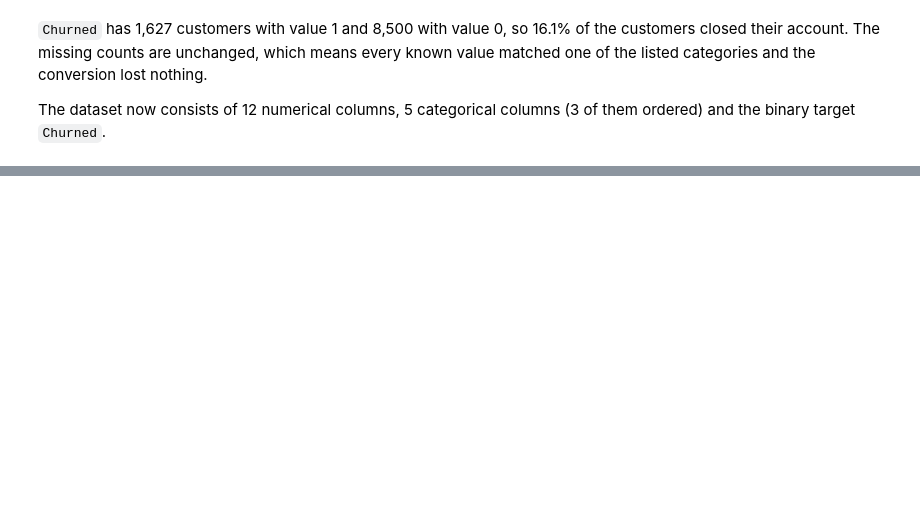
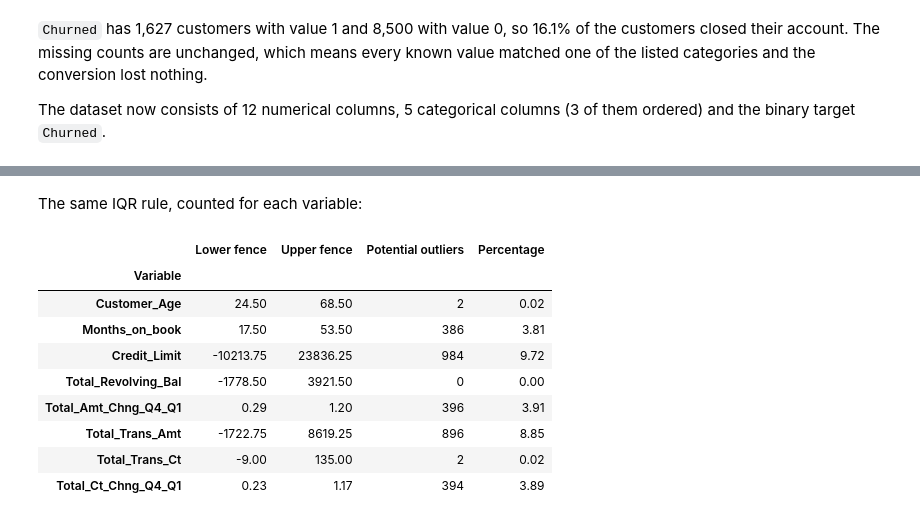
Before and after one commit to d3m1d0s/FoML_projects, a Jupyter notebook: project_1/bankchurners_eda_clustering.ipynb, the cells around one changed output, grey strips where cells are left out. Saved outputs shown, nothing was run; the diff lists cells and outputs as text; code cells hidden in the pictures; blank space fills up the shorter version.

```diff
--- a/project_1/bankchurners_eda_clustering.ipynb
+++ b/project_1/bankchurners_eda_clustering.ipynb
@@ -420,0 +494,33 @@ The dataset now consists of 12 numerical columns, 5 categorical columns (3 of th
+# %% [markdown]
+The same IQR rule, counted for each variable:
+# %%
+outlier_rows = []
+
+for col in cont_cols:
+    q1 = df[col].quantile(0.25)
+    q3 = df[col].quantile(0.75)
+    iqr = q3 - q1
+    lower_fence = q1 - 1.5 * iqr
+    upper_fence = q3 + 1.5 * iqr
+    n_outliers = ((df[col] < lower_fence) | (df[col] > upper_fence)).sum()
+    outlier_rows.append({
+        "Variable": col,
+        "Lower fence": lower_fence,
+        "Upper fence": upper_fence,
+        "Potential outliers": n_outliers,
+        "Percentage": n_outliers / len(df) * 100
+    })
+
+outlier_summary = pd.DataFrame(outlier_rows).set_index("Variable")
+display(outlier_summary.round(2))
+# %% [output]
+|  | Lower fence | Upper fence | Potential outliers | Percentage |
+| Variable |  |  |  |  |
+| Customer_Age | 24.50 | 68.50 | 2 | 0.02 |
+| Months_on_book | 17.50 | 53.50 | 386 | 3.81 |
+| Credit_Limit | -10213.75 | 23836.25 | 984 | 9.72 |
+| Total_Revolving_Bal | -1778.50 | 3921.50 | 0 | 0.00 |
+| Total_Amt_Chng_Q4_Q1 | 0.29 | 1.20 | 396 | 3.91 |
+| Total_Trans_Amt | -1722.75 | 8619.25 | 896 | 8.85 |
+| Total_Trans_Ct | -9.00 | 135.00 | 2 | 0.02 |
+| Total_Ct_Chng_Q4_Q1 | 0.23 | 1.17 | 394 | 3.89 |
```
Also changed, not shown: parts of 13 cells of this notebook.
